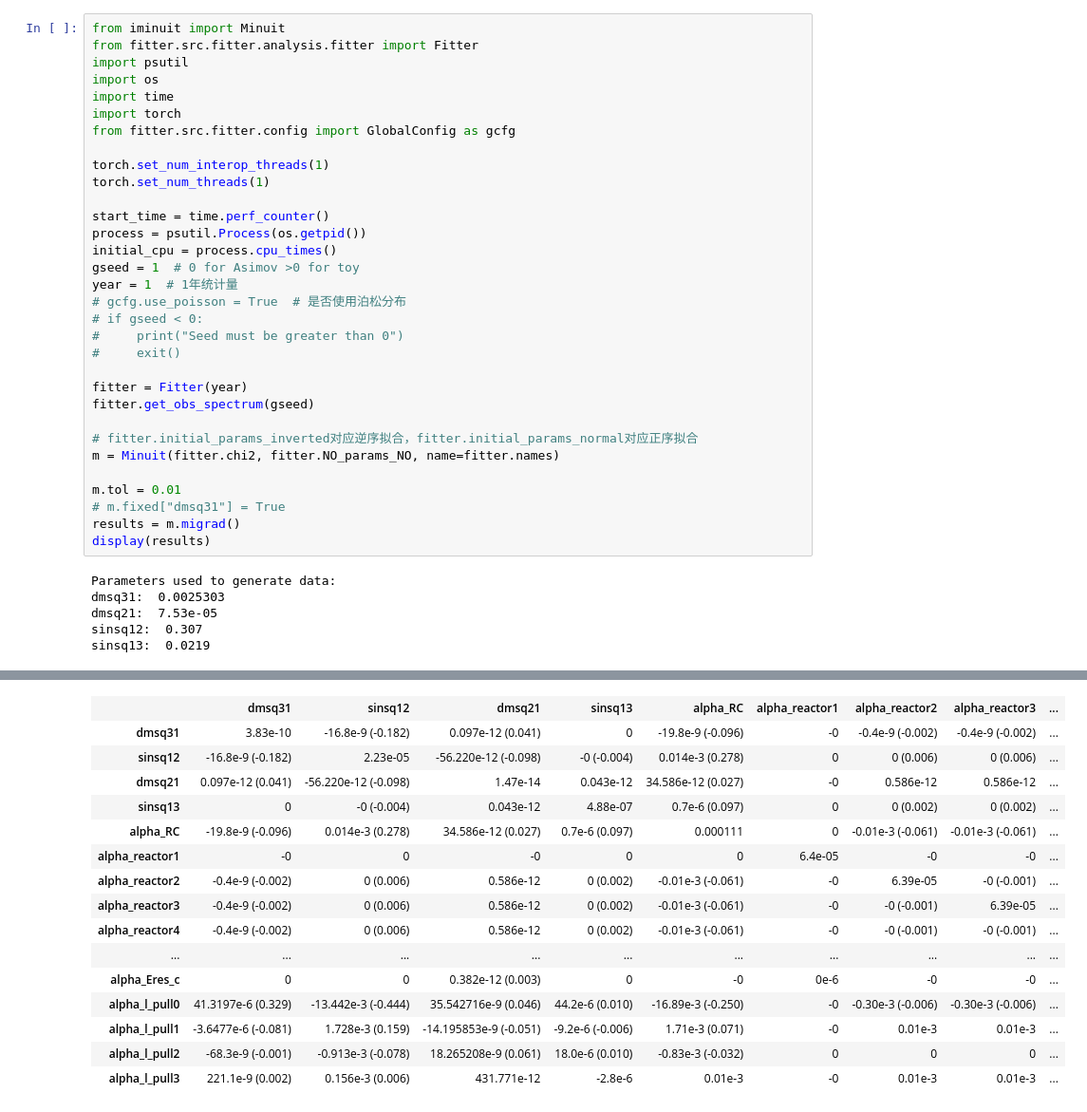
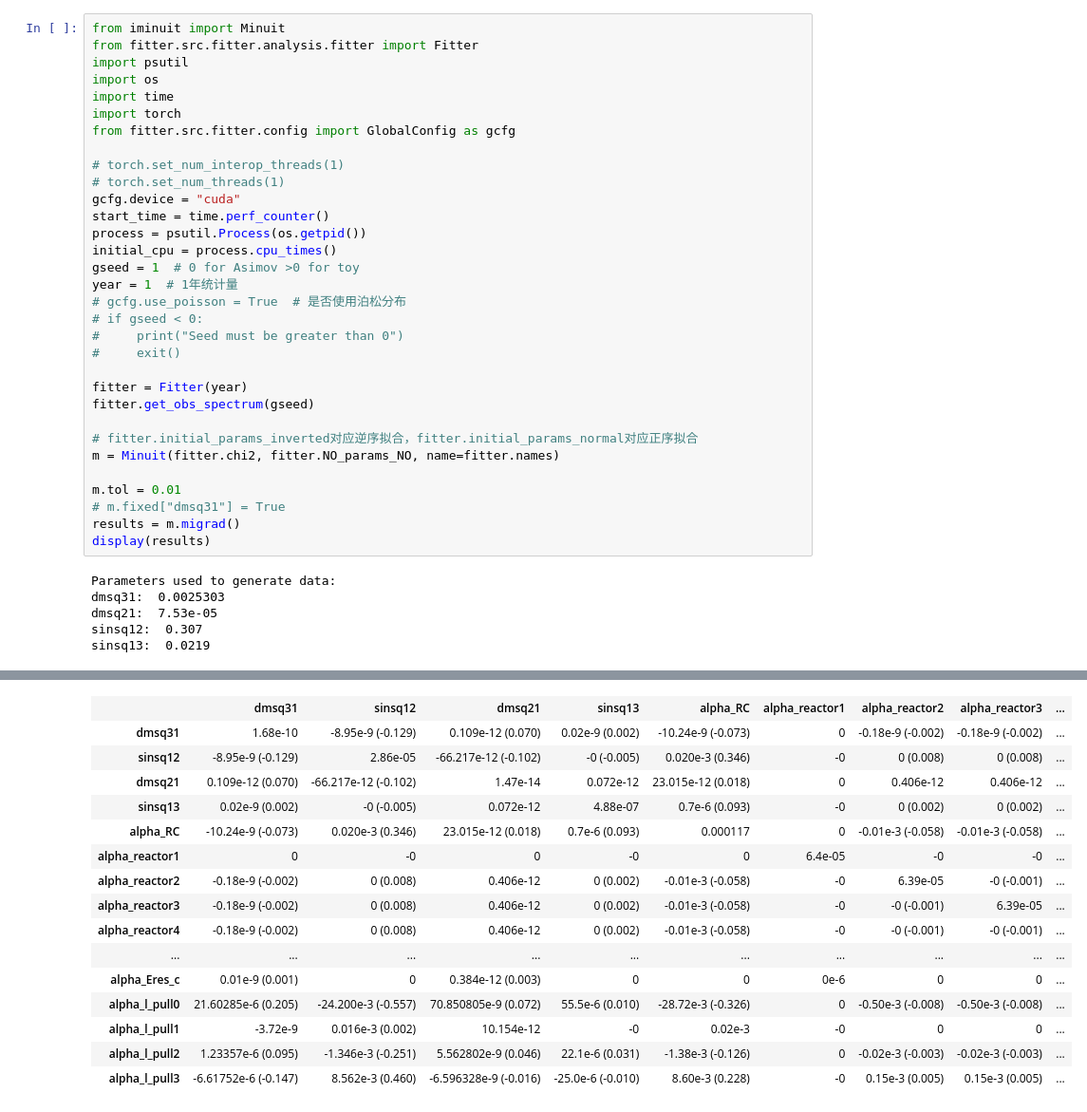
Before and after one commit to xue-525/reactor-neutrino-fitter, a Jupyter notebook: fitter/paper_figure.ipynb, the cells around one changed output, grey strips where cells are left out. Shown at 95% size. Drawn from its saved outputs; the diff is of its cells as text.

```diff
--- a/fitter/paper_figure.ipynb
+++ b/fitter/paper_figure.ipynb
@@ -114,9 +103,9 @@ import time
 import torch
 from fitter.src.fitter.config import GlobalConfig as gcfg
 
-torch.set_num_interop_threads(1)
-torch.set_num_threads(1)
-
+# torch.set_num_interop_threads(1)
+# torch.set_num_threads(1)
+gcfg.device = "cuda"
 start_time = time.perf_counter()
 process = psutil.Process(os.getpid())
 initial_cpu = process.cpu_times()
@@ -168,19 +157,19 @@ sinsq13:  0.0219
 |  | dmsq31 | sinsq12 | dmsq21 | sinsq13 | alpha_RC | alpha_reactor1 | alpha_reactor2 | alpha_reactor3 | ... |
-| dmsq31 | 3.83e-10 | -16.8e-9 (-0.182) | 0.097e-12 (0.041) | 0 | -19.8e-9 (-0.096) | -0 | -0.4e-9 (-0.002) | -0.4e-9 (-0.002) | ... |
-| sinsq12 | -16.8e-9 (-0.182) | 2.23e-05 | -56.220e-12 (-0.098) | -0 (-0.004) | 0.014e-3 (0.278) | 0 | 0 (0.006) | 0 (0.006) | ... |
-| dmsq21 | 0.097e-12 (0.041) | -56.220e-12 (-0.098) | 1.47e-14 | 0.043e-12 | 34.586e-12 (0.027) | -0 | 0.586e-12 | 0.586e-12 | ... |
-| sinsq13 | 0 | -0 (-0.004) | 0.043e-12 | 4.88e-07 | 0.7e-6 (0.097) | 0 | 0 (0.002) | 0 (0.002) | ... |
-| alpha_RC | -19.8e-9 (-0.096) | 0.014e-3 (0.278) | 34.586e-12 (0.027) | 0.7e-6 (0.097) | 0.000111 | 0 | -0.01e-3 (-0.061) | -0.01e-3 (-0.061) | ... |
-| alpha_reactor1 | -0 | 0 | -0 | 0 | 0 | 6.4e-05 | -0 | -0 | ... |
-| alpha_reactor2 | -0.4e-9 (-0.002) | 0 (0.006) | 0.586e-12 | 0 (0.002) | -0.01e-3 (-0.061) | -0 | 6.39e-05 | -0 (-0.001) | ... |
-| alpha_reactor3 | -0.4e-9 (-0.002) | 0 (0.006) | 0.586e-12 | 0 (0.002) | -0.01e-3 (-0.061) | -0 | -0 (-0.001) | 6.39e-05 | ... |
-| alpha_reactor4 | -0.4e-9 (-0.002) | 0 (0.006) | 0.586e-12 | 0 (0.002) | -0.01e-3 (-0.061) | -0 | -0 (-0.001) | -0 (-0.001) | ... |
+| dmsq31 | 1.68e-10 | -8.95e-9 (-0.129) | 0.109e-12 (0.070) | 0.02e-9 (0.002) | -10.24e-9 (-0.073) | 0 | -0.18e-9 (-0.002) | -0.18e-9 (-0.002) | ... |
+| sinsq12 | -8.95e-9 (-0.129) | 2.86e-05 | -66.217e-12 (-0.102) | -0 (-0.005) | 0.020e-3 (0.346) | -0 | 0 (0.008) | 0 (0.008) | ... |
+| dmsq21 | 0.109e-12 (0.070) | -66.217e-12 (-0.102) | 1.47e-14 | 0.072e-12 | 23.015e-12 (0.018) | 0 | 0.406e-12 | 0.406e-12 | ... |
+| sinsq13 | 0.02e-9 (0.002) | -0 (-0.005) | 0.072e-12 | 4.88e-07 | 0.7e-6 (0.093) | -0 | 0 (0.002) | 0 (0.002) | ... |
+| alpha_RC | -10.24e-9 (-0.073) | 0.020e-3 (0.346) | 23.015e-12 (0.018) | 0.7e-6 (0.093) | 0.000117 | 0 | -0.01e-3 (-0.058) | -0.01e-3 (-0.058) | ... |
+| alpha_reactor1 | 0 | -0 | 0 | -0 | 0 | 6.4e-05 | -0 | -0 | ... |
+| alpha_reactor2 | -0.18e-9 (-0.002) | 0 (0.008) | 0.406e-12 | 0 (0.002) | -0.01e-3 (-0.058) | -0 | 6.39e-05 | -0 (-0.001) | ... |
+| alpha_reactor3 | -0.18e-9 (-0.002) | 0 (0.008) | 0.406e-12 | 0 (0.002) | -0.01e-3 (-0.058) | -0 | -0 (-0.001) | 6.39e-05 | ... |
+| alpha_reactor4 | -0.18e-9 (-0.002) | 0 (0.008) | 0.406e-12 | 0 (0.002) | -0.01e-3 (-0.058) | -0 | -0 (-0.001) | -0 (-0.001) | ... |
 | ... | ... | ... | ... | ... | ... | ... | ... | ... | ... |
-| alpha_Eres_c | 0 | 0 | 0.382e-12 (0.003) | 0 | -0 | 0e-6 | -0 | -0 | ... |
-| alpha_l_pull0 | 41.3197e-6 (0.329) | -13.442e-3 (-0.444) | 35.542716e-9 (0.046) | 44.2e-6 (0.010) | -16.89e-3 (-0.250) | -0 | -0.30e-3 (-0.006) | -0.30e-3 (-0.006) | ... |
-| alpha_l_pull1 | -3.6477e-6 (-0.081) | 1.728e-3 (0.159) | -14.195853e-9 (-0.051) | -9.2e-6 (-0.006) | 1.71e-3 (0.071) | -0 | 0.01e-3 | 0.01e-3 | ... |
-| alpha_l_pull2 | -68.3e-9 (-0.001) | -0.913e-3 (-0.078) | 18.265208e-9 (0.061) | 18.0e-6 (0.010) | -0.83e-3 (-0.032) | 0 | 0 | 0 | ... |
-| alpha_l_pull3 | 221.1e-9 (0.002) | 0.156e-3 (0.006) | 431.771e-12 | -2.8e-6 | 0.01e-3 | -0 | 0.01e-3 | 0.01e-3 | ... |
+| alpha_Eres_c | 0.01e-9 (0.001) | 0 | 0.384e-12 (0.003) | 0 | 0 | 0e-6 | 0 | 0 | ... |
+| alpha_l_pull0 | 21.60285e-6 (0.205) | -24.200e-3 (-0.557) | 70.850805e-9 (0.072) | 55.5e-6 (0.010) | -28.72e-3 (-0.326) | 0 | -0.50e-3 (-0.008) | -0.50e-3 (-0.008) | ... |
+| alpha_l_pull1 | -3.72e-9 | 0.016e-3 (0.002) | 10.154e-12 | -0 | 0.02e-3 | -0 | 0 | 0 | ... |
+| alpha_l_pull2 | 1.23357e-6 (0.095) | -1.346e-3 (-0.251) | 5.562802e-9 (0.046) | 22.1e-6 (0.031) | -1.38e-3 (-0.126) | 0 | -0.02e-3 (-0.003) | -0.02e-3 (-0.003) | ... |
+| alpha_l_pull3 | -6.61752e-6 (-0.147) | 8.562e-3 (0.460) | -6.596328e-9 (-0.016) | -25.0e-6 (-0.010) | 8.60e-3 (0.228) | -0 | 0.15e-3 (0.005) | 0.15e-3 (0.005) | ... |
 # %%
 import numpy as np
 import torch
```
Also changed, not shown: parts of 9 cells of this notebook, 12 other files.
